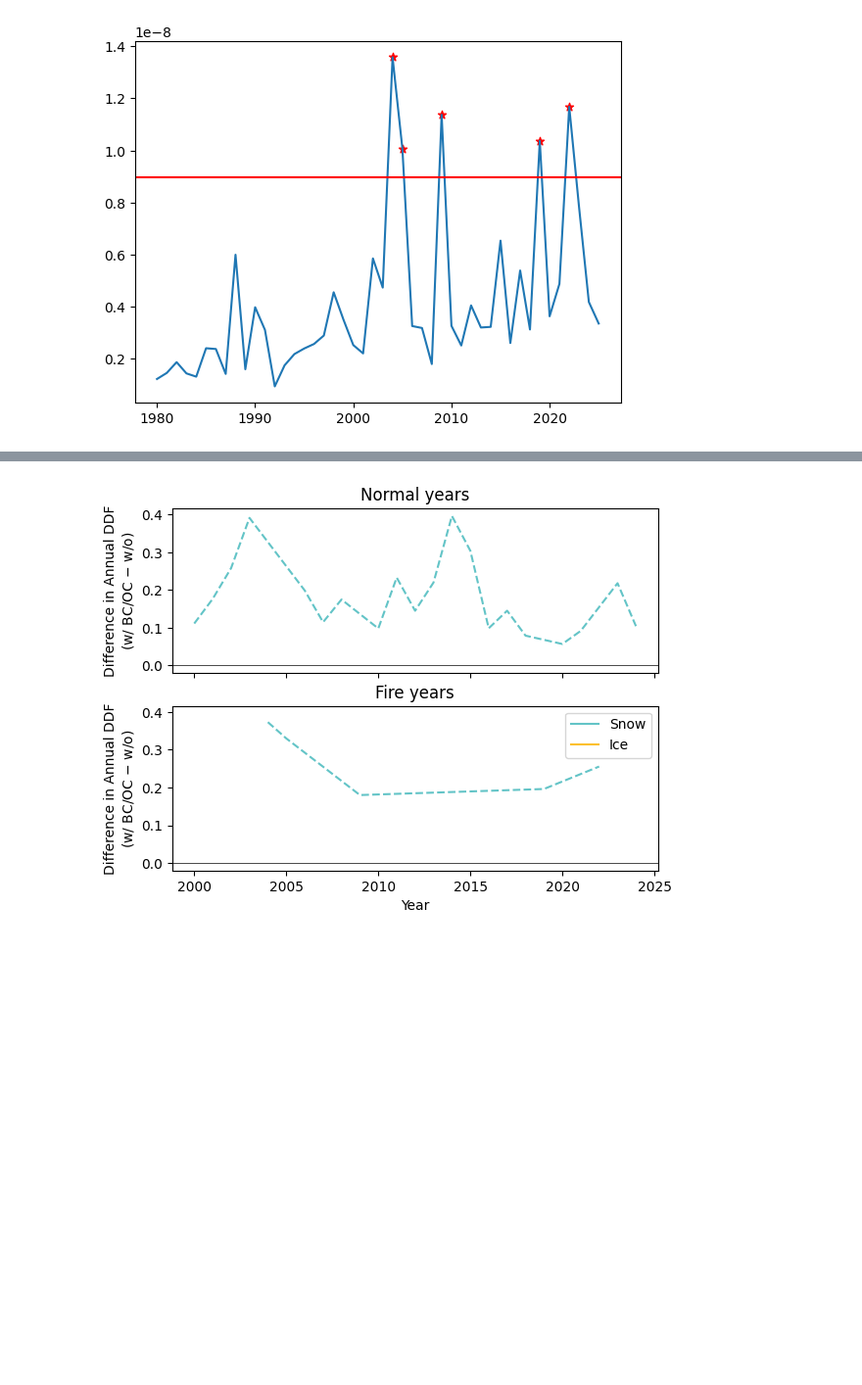
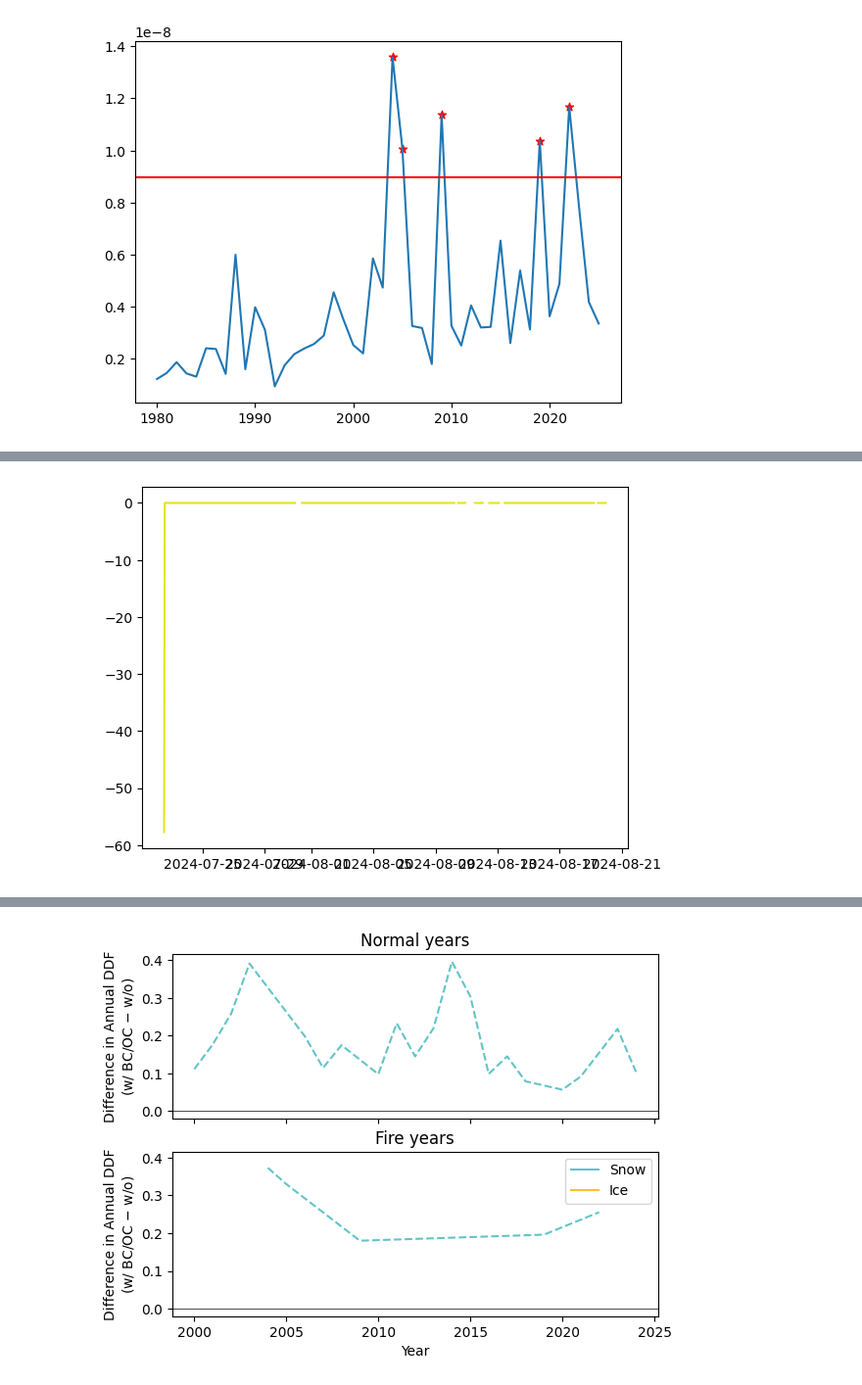
Before and after one commit to clairevwilson/PEBSI, a Jupyter notebook: ddf_proj.ipynb, the cells around one changed output, grey strips where cells are left out. Shown at 98% size. Cells and saved outputs as stored; diff of their text form; code cells hidden in the pictures; blank space fills up the shorter version.

```diff
--- a/ddf_proj.ipynb
+++ b/ddf_proj.ipynb
@@ -125,0 +127,17 @@ plt.savefig('/trace/group/rounce/cvwilson/Output/bc_albedo.png',dpi=300, bbox_in
+# %%
+site = 'B'
+ds_base = xr.open_dataset(f'../Output/gulkanaB_2025_12_10_0.nc')
+ds_noBCOC = xr.open_dataset(f'../Output/gulkanaB_2025_12_10_1.nc')
+
+cmap = plt.colormaps.get_cmap('viridis')
+norm = mpl.colors.Normalize(vmin=2000, vmax=2025)
+for year in [2024]: # np.arange(2000, 2026):
+    melt_dict = {}
+    for i, ds in enumerate([ds_base, ds_noBCOC]):
+        subset = ds.sel(time=slice(f'{year}-07-01',f'{year}-08-20'))
+        melt = subset.where(subset.layerdensity.isel(layer=0) > 899).sensible
+        melt_dict[i] = melt
+    print(melt.time.values[~np.isnan(melt.values)])
+    plt.plot(pd.to_datetime(melt.time.values), melt_dict[1].values - melt_dict[0].values,color=cmap(norm(year)))
+plt.show()
+# %% [output]
@@ -126,3 +161,4 @@ plt.savefig('/trace/group/rounce/cvwilson/Output/bc_albedo.png',dpi=300, bbox_in
+[figure, added]
 # %%
 for plot_type in ['difference', ]: # 'values',
     fig, axes = plt.subplots(2, sharex=True, sharey=True)
```
Also changed, not shown: parts of 6 cells of this notebook.
